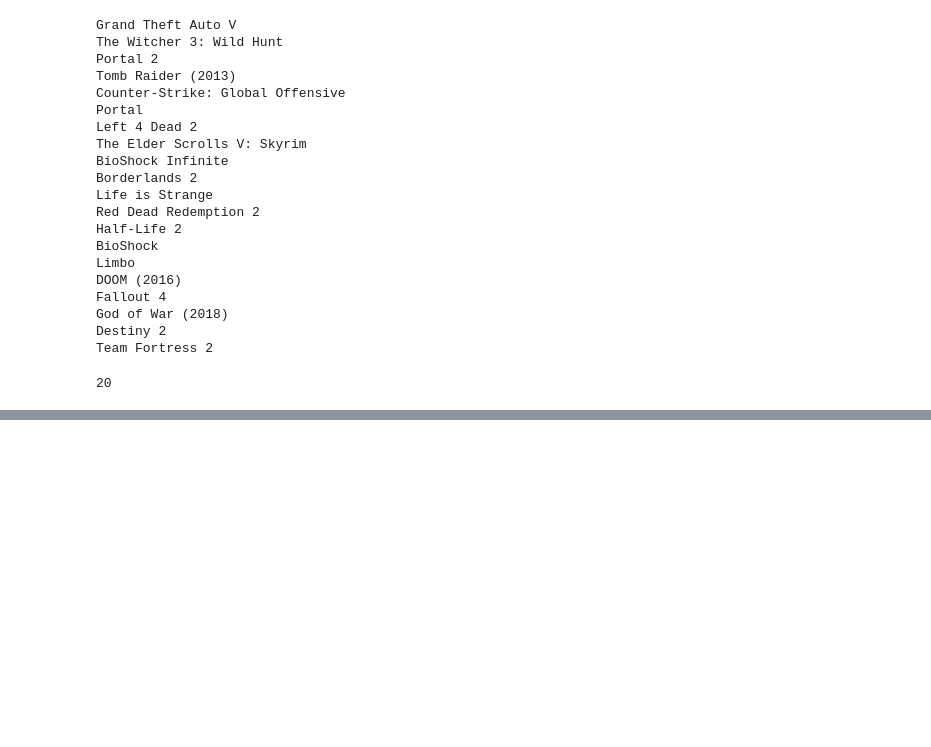
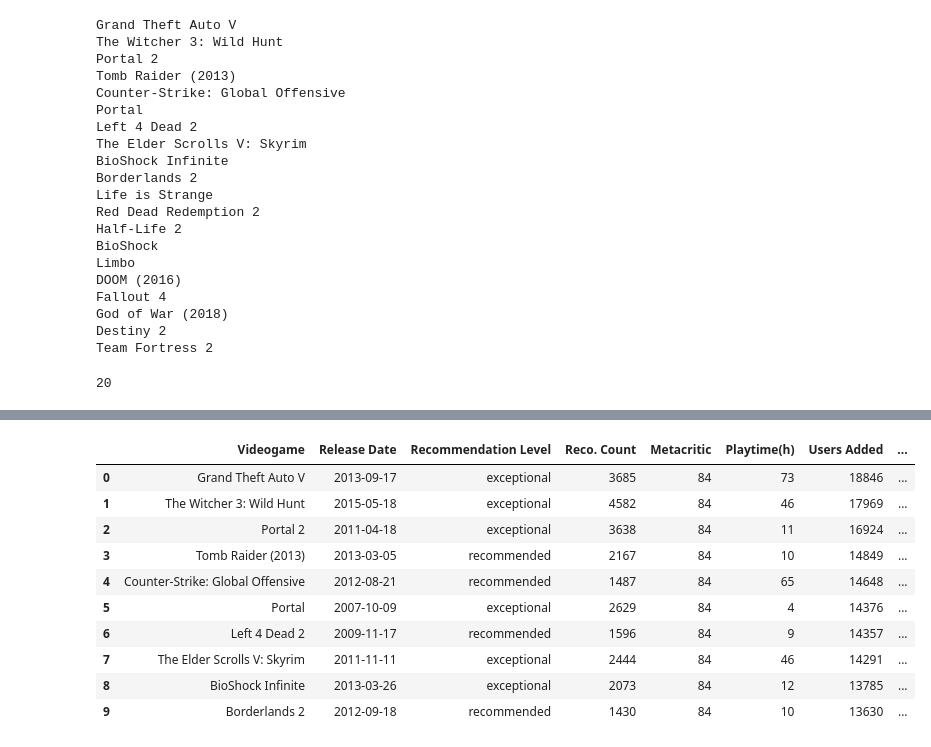
Before and after one commit to candidamg/Project_1, a Jupyter notebook: project.ipynb, the cells around one changed output, grey strips where cells are left out. Drawn from its saved outputs; the diff is of its cells as text; code cells hidden in the pictures; blank space fills up the shorter version.

Commit message:
dataframe running

```diff
--- a/project.ipynb
+++ b/project.ipynb
@@ -204,0 +120,15 @@ SEGA Mega Drive and Genesis Classics
+# %%
+# Variable to count the avaiable games from 5 pages
+count = 0
+
+# Display all available games from pages previously retrieved
+for game_names in total_results:
+
+    # display all games from total_results
+    print(game_names['name'])
+
+    # count total games retrieved
+    count +=1
+
+# display how many games we got
+print(f'\nNow we have {count} games and their data to work with.')
@@ -204,0 +198,32 @@ SEGA Mega Drive and Genesis Classics
+# %%
+# Create dataframe
+videogames_df = pd.DataFrame({
+    'Videogame': game_name,
+    'Release Date': release_date,
+    'Recommendation Level': recommendation,
+    'Reco. Count': count_recommendation,
+    'Metacritic': metacritic,
+    'Playtime(h)': playtime,
+    'Users Added': users_added,
+    'Users Own': game_owned,
+    'Genres': genres,
+    'Latest Update': latest_update
+})
+
+## Align dataframe to the left BUT unable to use .head()
+# videogames_df = df.style.set_properties(**{'text-align': 'left'})
+
+# display dataframe
+videogames_df.head(10)
+# %% [output]
+|  | Videogame | Release Date | Recommendation Level | Reco. Count | Metacritic | Playtime(h) | Users Added | ... |
+| 0 | Grand Theft Auto V | 2013-09-17 | exceptional | 3685 | 84 | 73 | 18846 | ... |
+| 1 | The Witcher 3: Wild Hunt | 2015-05-18 | exceptional | 4582 | 84 | 46 | 17969 | ... |
+| 2 | Portal 2 | 2011-04-18 | exceptional | 3638 | 84 | 11 | 16924 | ... |
+| 3 | Tomb Raider (2013) | 2013-03-05 | recommended | 2167 | 84 | 10 | 14849 | ... |
+| 4 | Counter-Strike: Global Offensive | 2012-08-21 | recommended | 1487 | 84 | 65 | 14648 | ... |
+| 5 | Portal | 2007-10-09 | exceptional | 2629 | 84 | 4 | 14376 | ... |
+| 6 | Left 4 Dead 2 | 2009-11-17 | recommended | 1596 | 84 | 9 | 14357 | ... |
+| 7 | The Elder Scrolls V: Skyrim | 2011-11-11 | exceptional | 2444 | 84 | 46 | 14291 | ... |
+| 8 | BioShock Infinite | 2013-03-26 | exceptional | 2073 | 84 | 12 | 13785 | ... |
+| 9 | Borderlands 2 | 2012-09-18 | recommended | 1430 | 84 | 10 | 13630 | ... |
```
Also changed, not shown: parts of 13 cells of this notebook.
